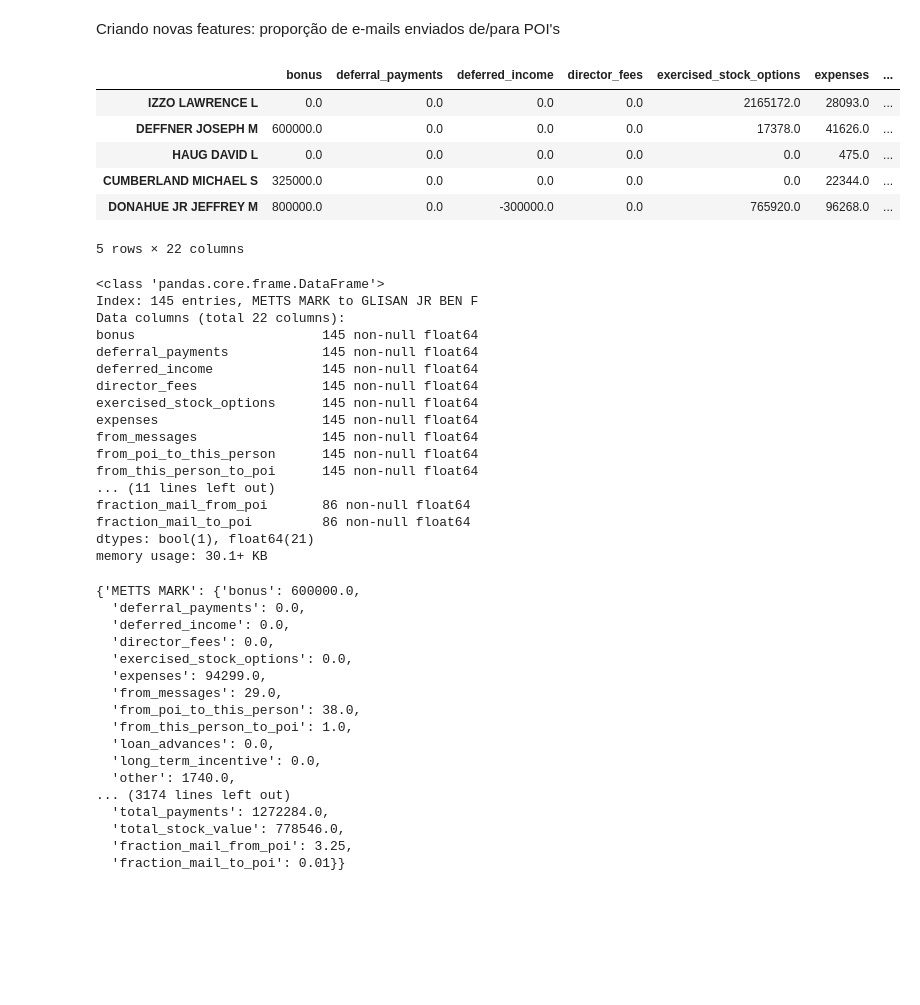
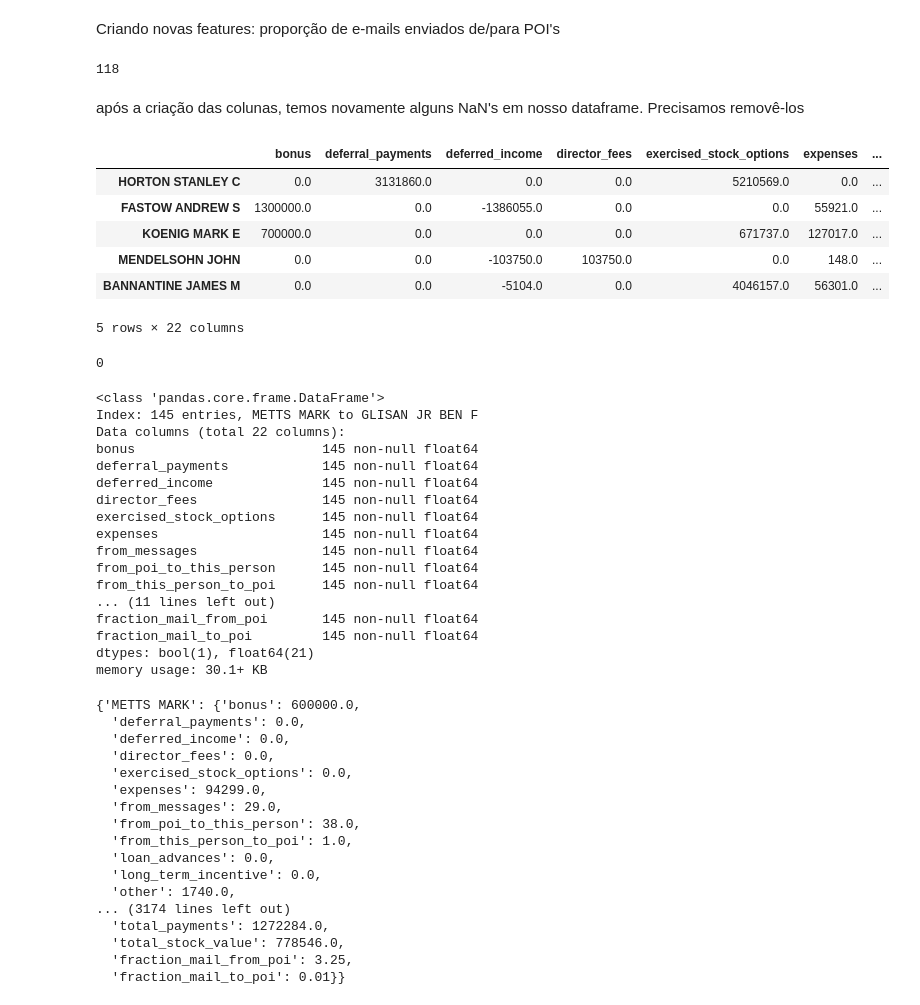
Before and after one commit to fabioismerim/Fraud_Enron_project, a Jupyter notebook: Fraud_Enron.ipynb, the cells around one changed output. Drawn from its saved outputs; the diff is of its cells as text; code cells hidden in the pictures; blank space fills up the shorter version.

```diff
--- a/Fraud_Enron.ipynb
+++ b/Fraud_Enron.ipynb
@@ -229,16 +237,30 @@ Criando novas features: proporção de e-mails enviados de/para POI's
 # %%
 df_enron_new['fraction_mail_from_poi'] = round(df_enron_new['from_poi_to_this_person'].fillna(0.0)/df_enron_new['from_messages'].fillna(0.0),2)
 df_enron_new['fraction_mail_to_poi'] = round(df_enron_new['from_this_person_to_poi'].fillna(0.0)/df_enron_new['to_messages'].fillna(0.0),2)
-# %%
-df_enron_new.sample(5)
-# %% [output]
-|  | bonus | deferral_payments | deferred_income | director_fees | exercised_stock_options | expenses | ... |
-| IZZO LAWRENCE L | 0.0 | 0.0 | 0.0 | 0.0 | 2165172.0 | 28093.0 | ... |
-| DEFFNER JOSEPH M | 600000.0 | 0.0 | 0.0 | 0.0 | 17378.0 | 41626.0 | ... |
-| HAUG DAVID L | 0.0 | 0.0 | 0.0 | 0.0 | 0.0 | 475.0 | ... |
-| CUMBERLAND MICHAEL S | 325000.0 | 0.0 | 0.0 | 0.0 | 0.0 | 22344.0 | ... |
-| DONAHUE JR JEFFREY M | 800000.0 | 0.0 | -300000.0 | 0.0 | 765920.0 | 96268.0 | ... |
-5 rows × 22 columns
+# %%
+#checando se há NaN values
+df_enron_new.isnull().sum().sum()
+# %% [output]
+118
+# %% [markdown]
+após a criação das colunas, temos novamente alguns NaN's em nosso dataframe. Precisamos removê-los
+# %%
+#removendo NaN values
+
+df_enron_new[['fraction_mail_from_poi', 'fraction_mail_to_poi']] = df_enron_new[['fraction_mail_from_poi', 'fraction_mail_to_poi']].fillna(value=0)
+df_enron_new.sample(5)
+# %% [output]
+|  | bonus | deferral_payments | deferred_income | director_fees | exercised_stock_options | expenses | ... |
+| HORTON STANLEY C | 0.0 | 3131860.0 | 0.0 | 0.0 | 5210569.0 | 0.0 | ... |
+| FASTOW ANDREW S | 1300000.0 | 0.0 | -1386055.0 | 0.0 | 0.0 | 55921.0 | ... |
+| KOENIG MARK E | 700000.0 | 0.0 | 0.0 | 0.0 | 671737.0 | 127017.0 | ... |
+| MENDELSOHN JOHN | 0.0 | 0.0 | -103750.0 | 103750.0 | 0.0 | 148.0 | ... |
+| BANNANTINE JAMES M | 0.0 | 0.0 | -5104.0 | 0.0 | 4046157.0 | 56301.0 | ... |
+5 rows × 22 columns
+# %%
+df_enron_new.isnull().sum().sum()
+# %% [output]
+0
 # %%
 df_enron_new.info()
 # %% [output]
@@ -255,8 +277,8 @@ from_messages                145 non-null float64
 from_poi_to_this_person      145 non-null float64
 from_this_person_to_poi      145 non-null float64
 ... (11 lines left out)
-fraction_mail_from_poi       86 non-null float64
-fraction_mail_to_poi         86 non-null float64
+fraction_mail_from_poi       145 non-null float64
+fraction_mail_to_poi         145 non-null float64
 dtypes: bool(1), float64(21)
 memory usage: 30.1+ KB
 # %%
```
Also changed, not shown: parts of 13 cells of this notebook.
